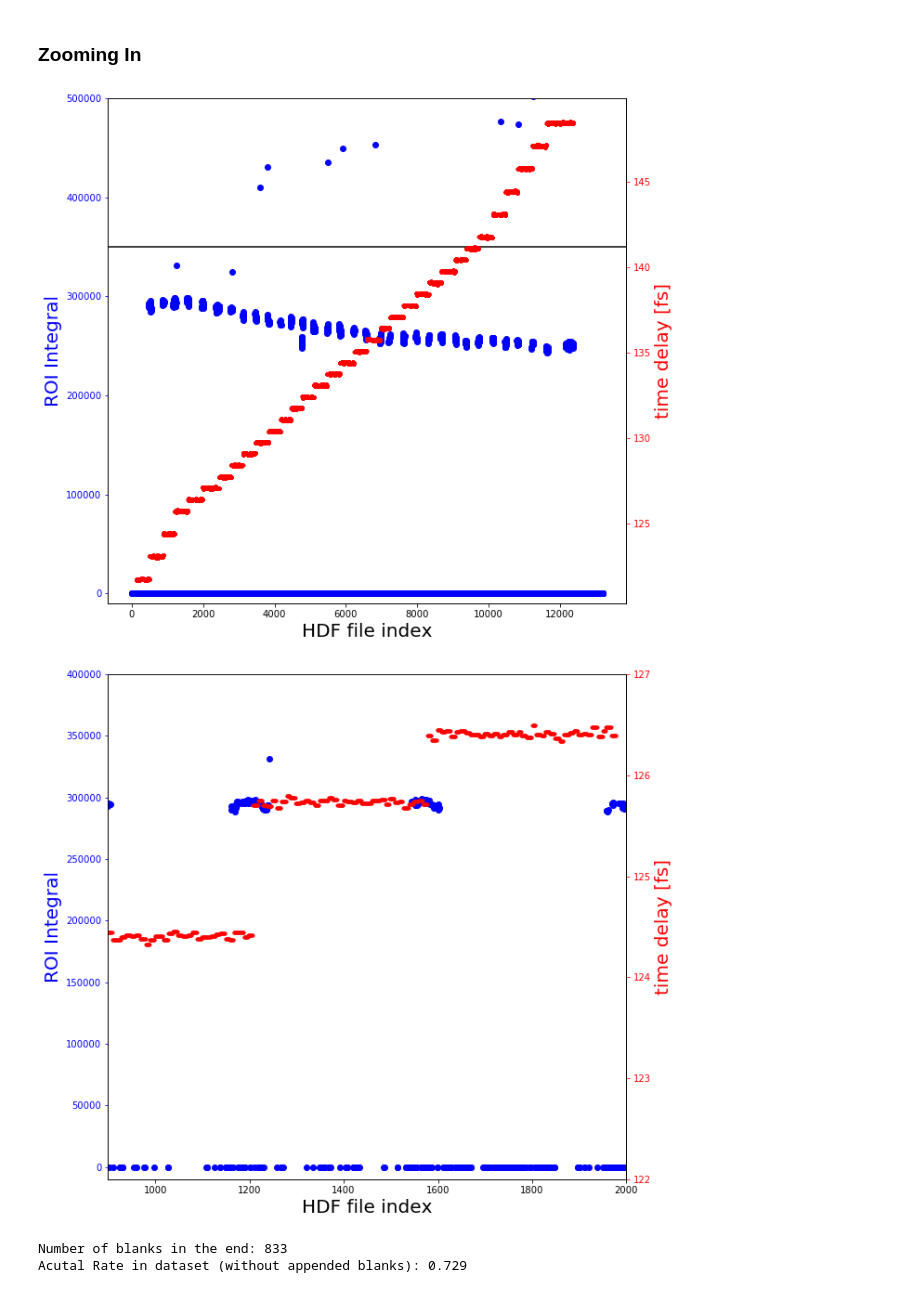
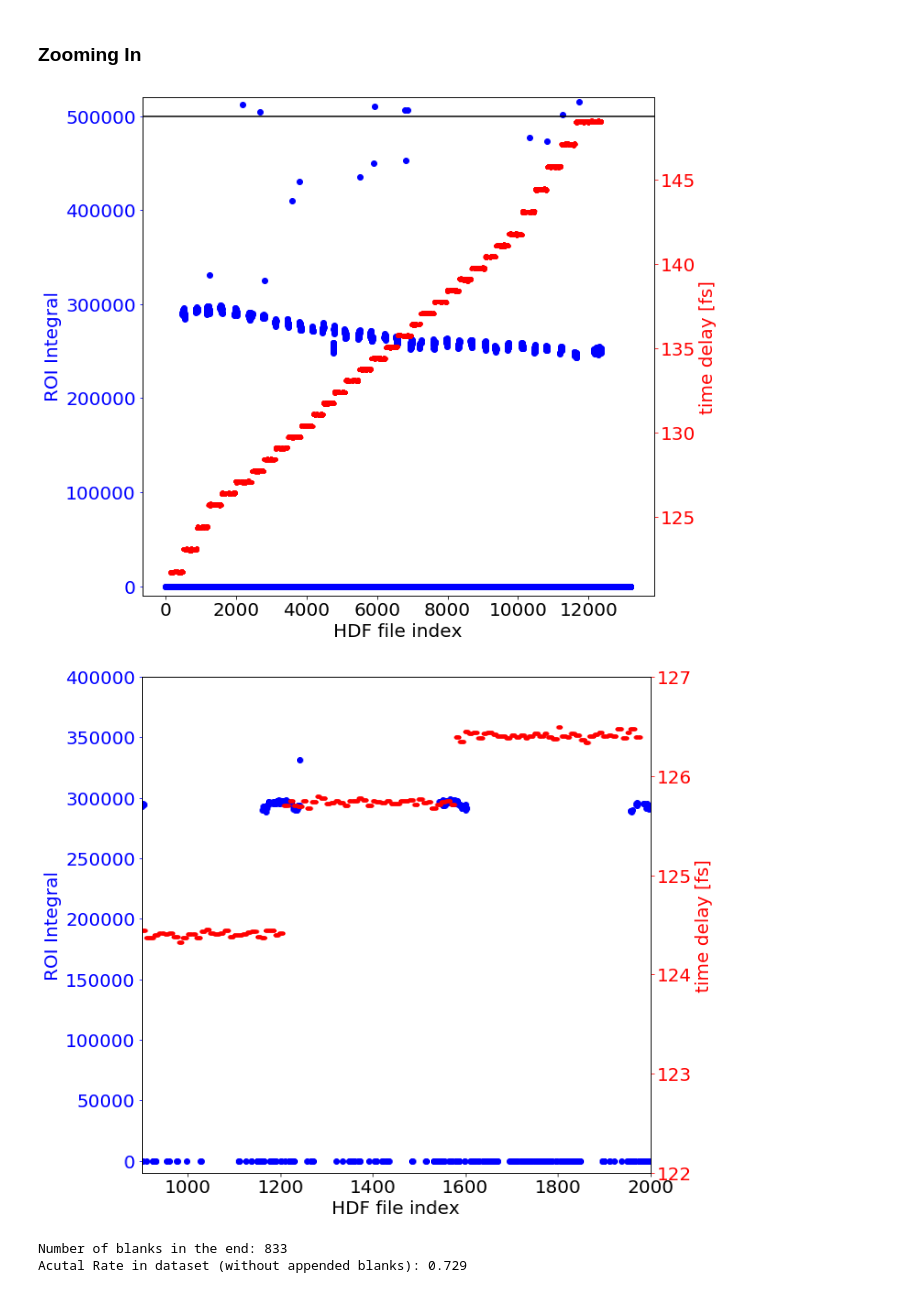
Before and after one commit to chrispassow/DESC-commissioning, a Jupyter notebook: fringes/DESC-fringe-scan.ipynb, the cells around one changed output. Cells and saved outputs as stored; diff of their text form; code cells hidden in the pictures.

```diff
--- a/fringes/DESC-fringe-scan.ipynb
+++ b/fringes/DESC-fringe-scan.ipynb
@@ -38,7 +42,7 @@ Image("delaymotor_history.jpeg")
 # %% [markdown]
 ### Read and Plot Delay Stage Positions
 # %%
-hdfFile = h5py.File(dataDir+hdfFilename,'r')
-motorPosFine = hdfFile['/FL1/Experiment/BL1/CAMP/DESC/Fine delay stage/position'].value
-motorPosCoarse = hdfFile['/FL1/Experiment/BL1/CAMP/DESC/Coarse delay stage/position'].value
+hdf_file = h5py.File(data_dir+hdf_filename,'r')
+motor_pos_fine = hdf_file['/FL1/Experiment/BL1/CAMP/DESC/Fine delay stage/position'][()]
+motor_pos_coarse = hdf_file['/FL1/Experiment/BL1/CAMP/DESC/Coarse delay stage/position'][()]
 # %%
@@ -78,15 +82,14 @@ Ref.: https://doi.org/10.1107/S1600577518006094
 
 transpose timeDelay in femto seconds
 # %%
-timeDelay = (motorPosFine/1000000+motorPosCoarse/1000-0.00438-0.000126)*(1+np.cos(0.7*np.pi/180))/299792458
-print('{} NaNs out of {} data points'.format(countNaNs(timeDelay),timeDelay.shape[0]))
+time_delay = (motor_pos_fine/1000000+motor_pos_coarse/1000-0.00438-0.000126)*(1+np.cos(0.7*np.pi/180))/299792458
+print('{} NaNs out of {} data points'.format(count_nans(time_delay),time_delay.shape[0]))
 
-timeDelay = timeDelay*1E15
+time_delay = time_delay*1E15
 
-fig = plt.figure(figsize=(10,10))
-plt.plot( timeDelay)
-plt.xlabel('HDF file index', fontsize=20)
-plt.ylabel('time delay [fs]', fontsize=20)
+plt.plot( time_delay)
+plt.xlabel('HDF file index')
+plt.ylabel('time delay [fs]')
 plt.show()
 # %% [output]
 963 NaNs out of 13200 data points
@@ -113,18 +116,17 @@ Number of Delay Steps:  33
 # %% [markdown]
 ## Read Images from h5 file
 # %%
-hdfFile = h5py.File(dataDir+hdfFilename,'r')
-img = hdfFile['/uncategorised/FLASH1_USER1/FLASH.FEL/FBL1.CAM/EXIT_SCREEN/dset'].value
+img = hdf_file['/uncategorised/FLASH1_USER1/FLASH.FEL/FBL1.CAM/EXIT_SCREEN/dset'][()]
 print(type(img),'|',img.shape)
 # %% [output]
 <class 'numpy.ndarray'> | (13200, 1280, 960)
 # %% [markdown]
 ### Define ROI and Calculate Integral of ROI for all Images
 # %%
-ROI_x1, ROI_y1 = 200, 100
-ROI_x2, ROI_y2 = 700, 700
+roi_x1, roi_y1 = 200, 100
+roi_x2, roi_y2 = 700, 700
 
-integral = np.asarray([np.sum(img[index][ROI_x1:ROI_x2,ROI_y1:ROI_y2]) for index in range(0,img.shape[0])])
+integral = np.asarray([np.sum(img[index][roi_x1:roi_x2,roi_y1:roi_y2]) for index in range(0,img.shape[0])])
 # %% [markdown]
 ### Plot Degree of Exposure & Delay Steps
 # %%
@@ -149,41 +151,41 @@ plt.show()
 # %% [markdown]
 ### Zooming In
 # %%
-fig, ax1 = plt.subplots(figsize=(10,10))
+fig, ax1 = plt.subplots()
 ax1.plot(integral,'bo')
-ax1.set_xlabel('HDF file index',fontsize=20)
-ax1.set_ylabel('ROI Integral', color='b', fontsize=20)
+ax1.set_xlabel('HDF file index')
+ax1.set_ylabel('ROI Integral', color='b')
 ax1.tick_params('y', colors='b')
-ax1.set_ylim(-10000,500000)
+ax1.set_ylim(-10000,520000)
 
-plt.axhline(y=350000, color='k')
+plt.axhline(y=500000, color='k')
 
 ax2 = ax1.twinx()
-ax2.plot(timeDelay,'r.')
-ax2.set_ylabel('time delay [fs]', color='r', fontsize=20)
+ax2.plot(time_delay,'r.')
+ax2.set_ylabel('time delay [fs]', color='r')
 ax2.tick_params('y', colors='r')
 
 plt.show()
 # %% [output]
-[figure, old version]
+[figure, new version]
 # %%
-fig, ax1 = plt.subplots(figsize=(10,10))
+fig, ax1 = plt.subplots()
 ax1.plot(integral,'bo')
-ax1.set_xlabel('HDF file index',fontsize=20)
-ax1.set_ylabel('ROI Integral', color='b', fontsize=20)
+ax1.set_xlabel('HDF file index')
+ax1.set_ylabel('ROI Integral', color='b')
 ax1.tick_params('y', colors='b')
 
 ax1.set_ylim(-10000,400000)
 ax1.set_xlim(900,2000)
 
 ax2 = ax1.twinx()
-ax2.plot(timeDelay,'r.')
-ax2.set_ylabel('time delay [fs]', color='r', fontsize=20)
+ax2.plot(time_delay,'r.')
+ax2.set_ylabel('time delay [fs]', color='r')
 ax2.tick_params('y', colors='r')
 
 ax2.set_ylim(122,127)
 
 plt.show()
 # %% [output]
-[figure, old version]
+[figure, new version]
 # %%
```
Also changed, not shown: parts of 43 cells of this notebook, 2 other files.
